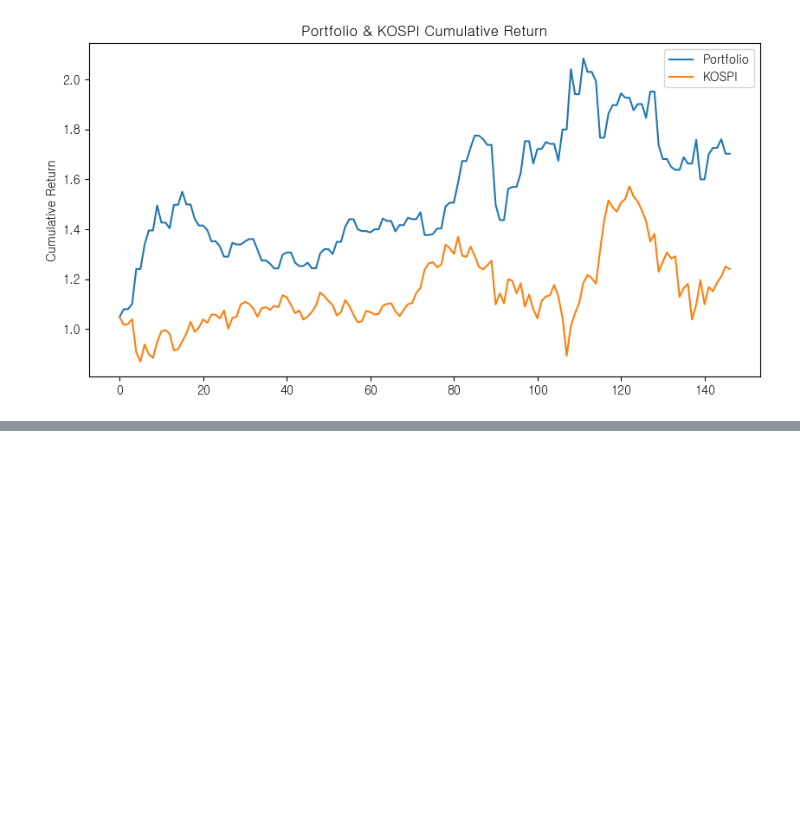
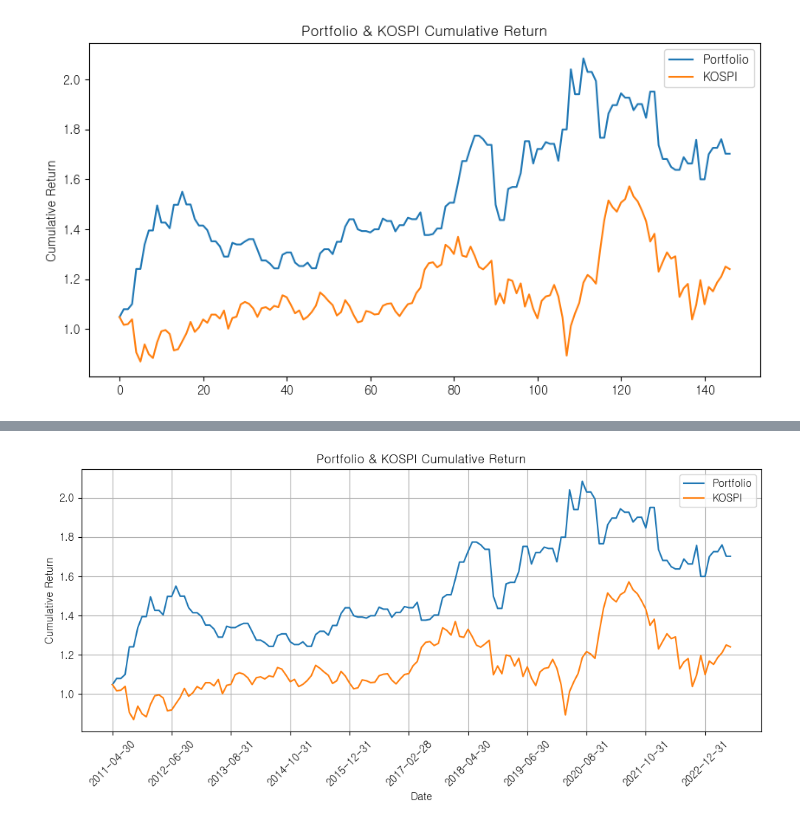
Before and after one commit to Il1Il1IllI1I/Hackathon_Finance, a Jupyter notebook: backtest/run.ipynb, the cells around one changed output, grey strips where cells are left out. Cells and saved outputs as stored; diff of their text form; code cells hidden in the pictures; blank space fills up the shorter version.

```diff
--- a/backtest/run.ipynb
+++ b/backtest/run.ipynb
@@ -276,3 +276,83 @@ port_vol            :    0.130
 port_Sharpe         :    0.341
 port_MDD            :   -0.233
 [figure]
+# %%
+import numpy as np
+import pandas as pd
+import matplotlib.pyplot as plt
+from matplotlib import font_manager, rc
+font_path = "C:/Windows/Fonts/NGULIM.TTF"
+font = font_manager.FontProperties(fname=font_path).get_name()
+rc('font', family=font)
+
+# 함수 정의: 최대 손실 낙폭(Maximum Drawdown)
+def MDD(price_series):
+    max_value = price_series.expanding(min_periods=1).max()
+    drawdown = price_series / max_value - 1.0
+    return drawdown.min()
+
+# 함수 정의: 변환(up=2, neutral=1, down=0)
+def convert_num(pred):
+    mapping = {2: 'up', 1: 'neutral', 0: 'down'}
+    return pred.map(mapping)
+
+# 월간 시장수익률 데이터 가져오기
+kdata = pd.read_csv("kospi_month_end.csv")
+
+# 예측된 값(y_pred)을 직접 입력하거나 외부에서 불러오기
+y_pred = pd.Series([0, 1, 2] * (len(kdata) // 3), index=kdata.index)  # 예시
+
+# AI모델로 예측한 예측정보 적용
+kdata['stage'] = y_pred
+
+# 전월말 투자의견 열 생성
+kdata['pre_stage'] = kdata['stage'].shift(1).fillna(2)  # 첫 달은 NaN이므로 상승으로 가정
+kdata['port_return'] = 0
+
+# 전략 수익률 생성
+kdata['port_return'] = np.where(kdata['pre_stage'] == 2, kdata['m_return'], 0)
+kdata['port_return'] = np.where(kdata['pre_stage'] == 0, -kdata['m_return'], kdata['port_return'])
+
+# 누적수익률 생성
+kdata['kospi_cumul'] = (1 + kdata['m_return']).cumprod()
+kdata['port_cumul'] = (1 + kdata['port_return']).cumprod()
+
+# 백테스팅 결과 기록(CAGR, 변동성, Sharpe ratio, MDD)
+my_back = {'months': len(kdata)}
+years = my_back['months'] / 12
+
+# 코스피 지수에 대한 계산
+my_back['k_cumul_return'] = kdata['kospi_cumul'].iloc[-1] - 1
+my_back['k_cagr'] = (kdata['kospi_cumul'].iloc[-1])**(1/years) - 1
+my_back['k_vol'] = kdata['m_return'].std() * np.sqrt(12)
+my_back['k_Sharpe'] = my_back['k_cagr'] / my_back['k_vol']
+my_back['k_MDD'] = MDD(kdata['kospi_cumul'])
+
+# 포트폴리오에 대한 계산
+my_back['port_cumul_return'] = kdata['port_cumul'].iloc[-1] - 1
+my_back['port_cagr'] = (kdata['port_cumul'].iloc[-1])**(1/years) - 1
+my_back['port_vol'] = kdata['port_return'].std() * np.sqrt(12)
+my_back['port_Sharpe'] = my_back['port_cagr'] / my_back['port_vol']
+my_back['port_MDD'] = MDD(kdata['port_cumul'])
+
+# 백테스팅 결과 출력
+print("<Backtesting result>")
+for key, value in my_back.items():
+    print(f"{key:20}: {value:8.3f}")
+
+# 포트폴리오 누적수익률 그래프
+plt.figure(figsize=(10, 5))
+plt.plot(kdata.index, kdata['port_cumul'], label='Portfolio')
+plt.plot(kdata.index, kdata['kospi_cumul'], label='KOSPI')
+
+# x축 레이블을 날짜로 설정합니다.
+plt.xticks(kdata.index[::int(len(kdata.index)/10)], kdata['base_date'][::int(len(kdata.index)/10)], rotation=45)
+
+plt.title('Portfolio & KOSPI Cumulative Return')
+plt.ylabel('Cumulative Return')
+plt.xlabel('Date')
+plt.legend()
+plt.tight_layout()
+plt.grid(True)
+plt.show()
+# %% [output]
@@ -278,0 +371 @@ port_MDD            :   -0.233
+[figure, added]
```
Also changed, not shown: parts of 2 cells of this notebook, 1 other file.
